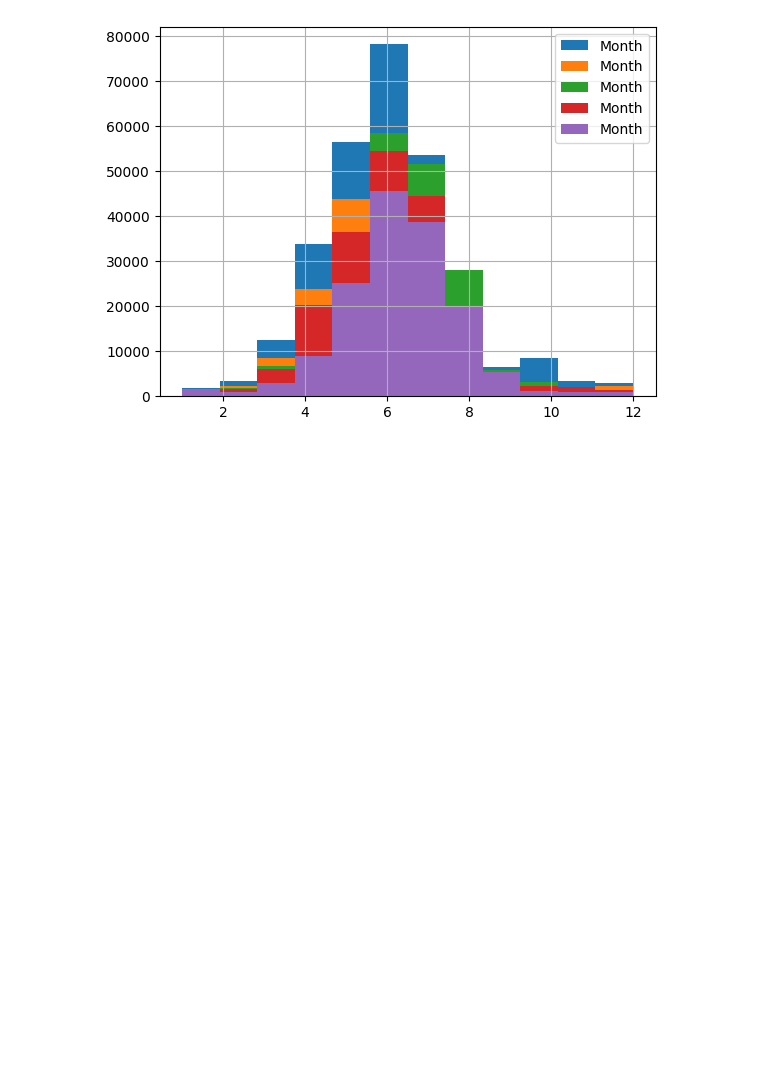
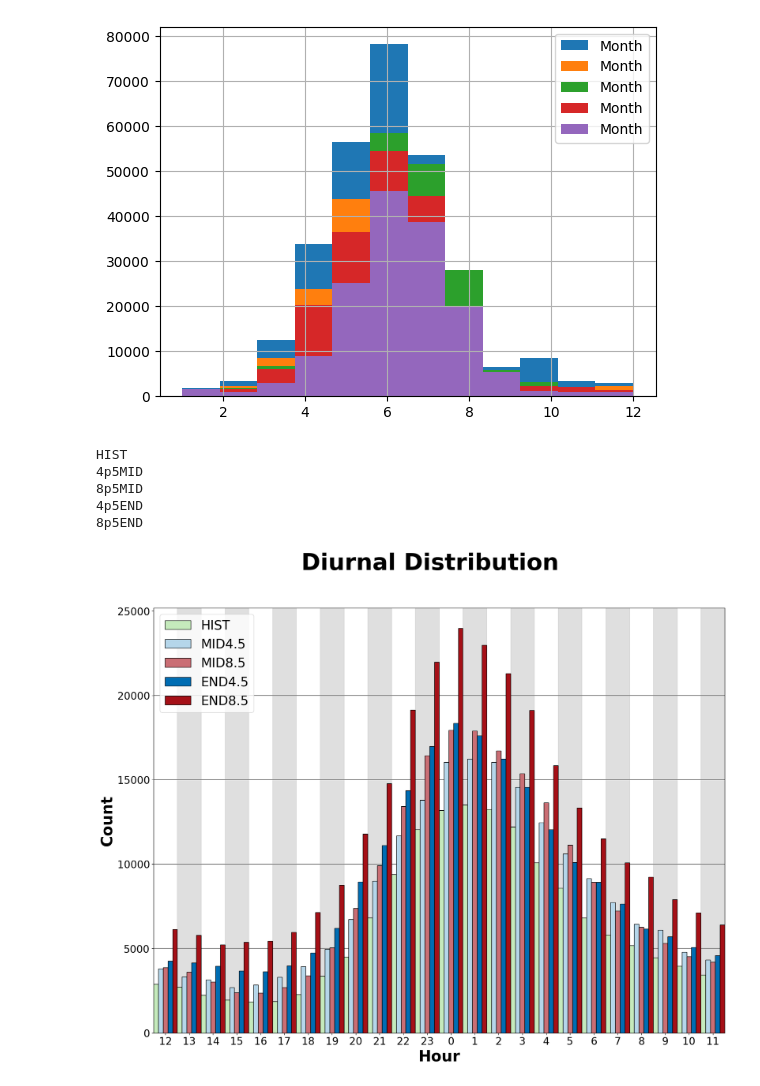
Before and after one commit to jcorner1/SYN_SERV, a Jupyter notebook: Code/Diurnal_Histograms.ipynb, the cells around one changed output. Saved outputs shown, nothing was run; the diff lists cells and outputs as text; code cells hidden in the pictures; blank space fills up the shorter version.

```diff
--- a/Code/Diurnal_Histograms.ipynb
+++ b/Code/Diurnal_Histograms.ipynb
@@ -35,0 +48,70 @@ for epoch in epochs:
+# %%
+#iterate through the epochs
+epochs = ['HIST', '4p5MID', '8p5MID', '4p5END', '8p5END']
+epoch_labels = ['HIST', 'MID4.5', 'MID8.5', 'END4.5', 'END8.5']
+
+
+for epoch in epochs:
+
+    #load wrf-bcc dataframes and append appropiate information to dataframe.
+    print(epoch)
+    locals()[f'df_{epoch}'] = locals()[f'df_{epoch}'][((locals()[f'df_{epoch}']['DBZ'] >= 40.0) & (locals()[f'df_{epoch}']['UVV'] >= 25.0))]
+    locals()[f'df_{epoch}']['Time'] = pd.to_datetime( locals()[f'df_{epoch}']['Time'])
+    locals()[f'df_{epoch}']['Month'] = pd.to_datetime( locals()[f'df_{epoch}']['Time']).dt.month
+    locals()[f'df_{epoch}']['Year'] = pd.to_datetime( locals()[f'df_{epoch}']['Time']).dt.year
+    locals()[f'df_{epoch}']['Day'] = pd.to_datetime( locals()[f'df_{epoch}']['Time']).dt.day
+    locals()[f'df_{epoch}']['Hour'] = pd.to_datetime( locals()[f'df_{epoch}']['Time']).dt.hour
+    locals()[f'df_{epoch}']['New_Hour'] = pd.to_datetime((locals()[f'df_{epoch}']['Time']) + pd.DateOffset(hours=12)).dt.hour
+# %% [output]
+HIST
+4p5MID
+8p5MID
+4p5END
+8p5END
+# %%
+fig = plt.figure(figsize=(20,15))
+
+#All modes, regions, and seasons Diurnal Bar Graph
+colors = ['#c5eabc', '#b5d6ea', '#ca6e74', '#006db3', '#a51017']
+pos = [-0.4, -0.2, 0, 0.2, 0.4]
+
+plt.suptitle('Diurnal Distribution', size=45).set_weight('bold')
+
+for hour in np.concatenate([np.arange(12,24,1),np.arange(0,12,1)]):
+    values = {}
+
+    for epoch in range(len(epochs)):
+        sub_df = locals()[f'df_{epochs[epoch]}']
+        sub_df = sub_df[(sub_df['New_Hour'] == hour)].copy()
+        plt.bar(hour + pos[epoch], len(sub_df), color=colors[epoch], edgecolor='k', width=0.20, zorder=10)
+
+
+plt.xticks(np.arange(0,24,1), np.concatenate([np.arange(12,24,1),np.arange(0,12,1)]), fontsize=20)
+plt.xlabel('Hour', fontsize=30).set_weight('bold')
+plt.yticks(np.arange(0,25001,5000), fontsize=20)
+plt.ylabel('Count', fontsize=30).set_weight('bold')
+plt.xlim(-0.5, 23.5)
+
+plt.legend(colors, labels=epoch_labels, fontsize=25)
+
+plt.axhline(y = 5000, color = 'grey', ls='-')
+plt.axhline(y = 10000, color = 'grey', ls='-')
+plt.axhline(y = 15000, color = 'grey', ls='-')
+plt.axhline(y = 20000, color = 'grey', ls='-')
+
+plt.axvspan(0.5, 1.5, color='grey', alpha=0.25)
+plt.axvspan(2.5, 3.5, color='grey', alpha=0.25)
+plt.axvspan(4.5, 5.5, color='grey', alpha=0.25)
+plt.axvspan(6.5, 7.5, color='grey', alpha=0.25)
+plt.axvspan(8.5, 9.5, color='grey', alpha=0.25)
+plt.axvspan(10.5, 11.5, color='grey', alpha=0.25)
+plt.axvspan(12.5, 13.5, color='grey', alpha=0.25)
+plt.axvspan(14.5, 15.5, color='grey', alpha=0.25)
+plt.axvspan(16.5, 17.5, color='grey', alpha=0.25)
+plt.axvspan(18.5, 19.5, color='grey', alpha=0.25)
+plt.axvspan(20.5, 21.5, color='grey', alpha=0.25)
+plt.axvspan(22.5, 23.5, color='grey', alpha=0.25)
+
+plt.savefig('../Plots/diurnal_all_storms.png', format='png', dpi=500, bbox_inches='tight')
+# %% [output]
+[figure, added]
```
Also changed, not shown: parts of 2 cells of this notebook, 8 other files.
